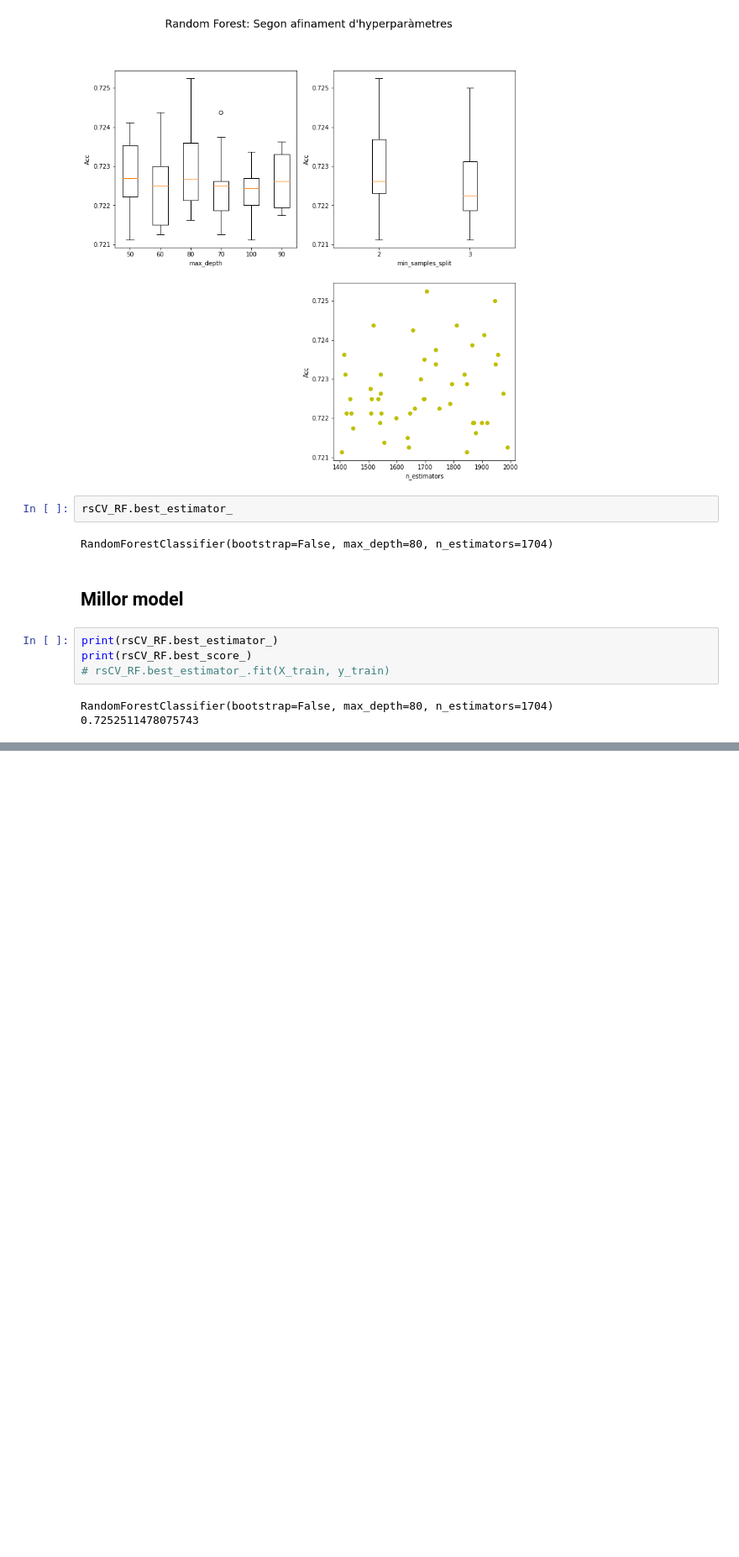
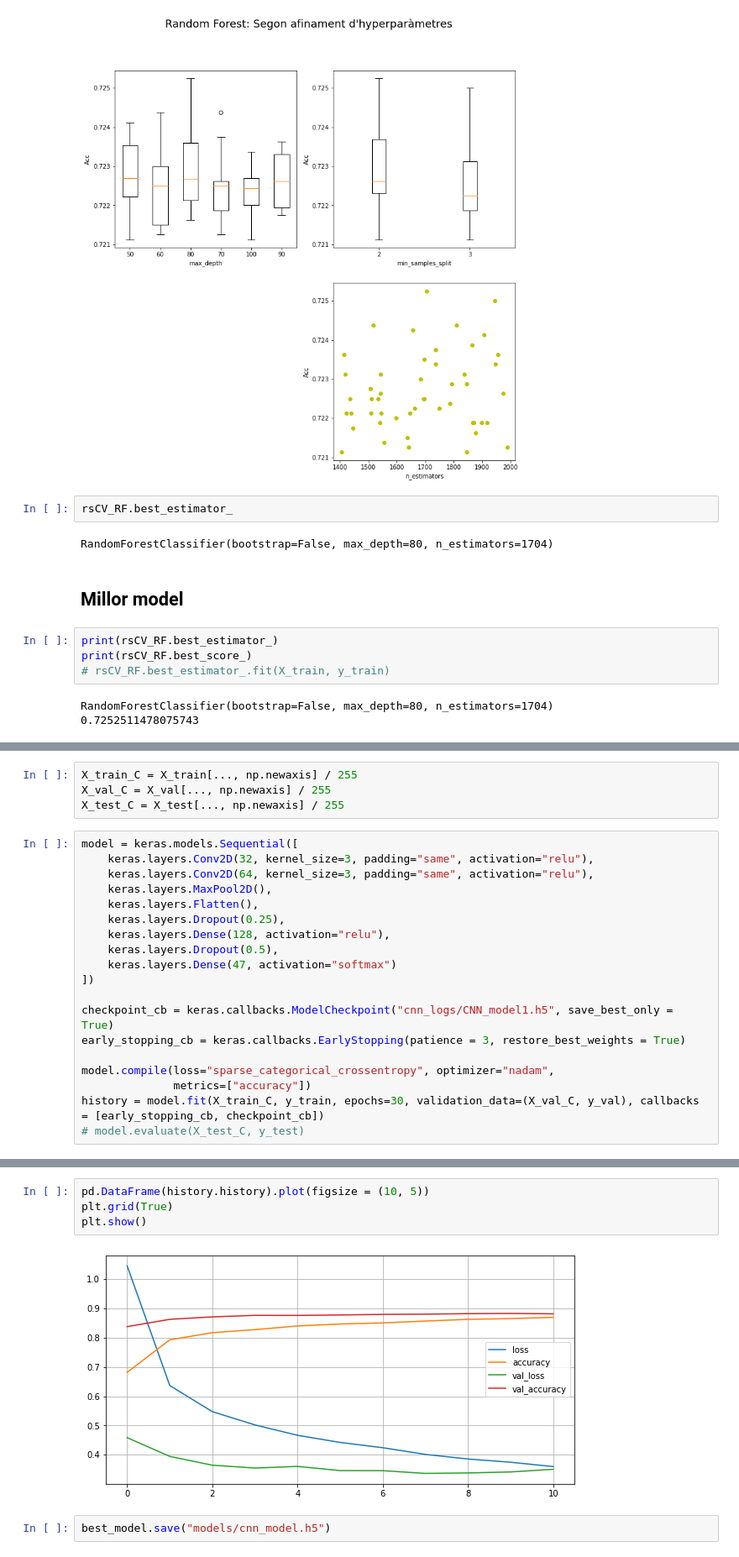
Before and after one commit to cesc1/TFG, a Jupyter notebook: code/emnist_model_tunning.ipynb, the cells around one changed output, grey strips where cells are left out. Shown at 84% size. Saved outputs shown, nothing was run; the diff lists cells and outputs as text; blank space fills up the shorter version.

```diff
--- a/code/emnist_model_tunning.ipynb
+++ b/code/emnist_model_tunning.ipynb
@@ -238,0 +398,23 @@ joblib.dump(RF_model, "models/RF_model1.joblib")
+# %%
+X_train_C = X_train[..., np.newaxis] / 255
+X_val_C = X_val[..., np.newaxis] / 255
+X_test_C = X_test[..., np.newaxis] / 255
+# %%
+model = keras.models.Sequential([
+    keras.layers.Conv2D(32, kernel_size=3, padding="same", activation="relu"),
+    keras.layers.Conv2D(64, kernel_size=3, padding="same", activation="relu"),
+    keras.layers.MaxPool2D(),
+    keras.layers.Flatten(),
+    keras.layers.Dropout(0.25),
+    keras.layers.Dense(128, activation="relu"),
+    keras.layers.Dropout(0.5),
+    keras.layers.Dense(47, activation="softmax")
+])
+
+checkpoint_cb = keras.callbacks.ModelCheckpoint("cnn_logs/CNN_model1.h5", save_best_only = True)
+early_stopping_cb = keras.callbacks.EarlyStopping(patience = 3, restore_best_weights = True)
+
+model.compile(loss="sparse_categorical_crossentropy", optimizer="nadam",
+              metrics=["accuracy"])
+history = model.fit(X_train_C, y_train, epochs=30, validation_data=(X_val_C, y_val), callbacks = [early_stopping_cb, checkpoint_cb])
+# model.evaluate(X_test_C, y_test)
@@ -238,0 +448,8 @@ joblib.dump(RF_model, "models/RF_model1.joblib")
+# %%
+pd.DataFrame(history.history).plot(figsize = (10, 5))
+plt.grid(True)
+plt.show()
+# %% [output]
+[figure, added]
+# %%
+best_model.save("models/cnn_model.h5")
```
Also changed, not shown: parts of 24 cells of this notebook, 16 other files.
